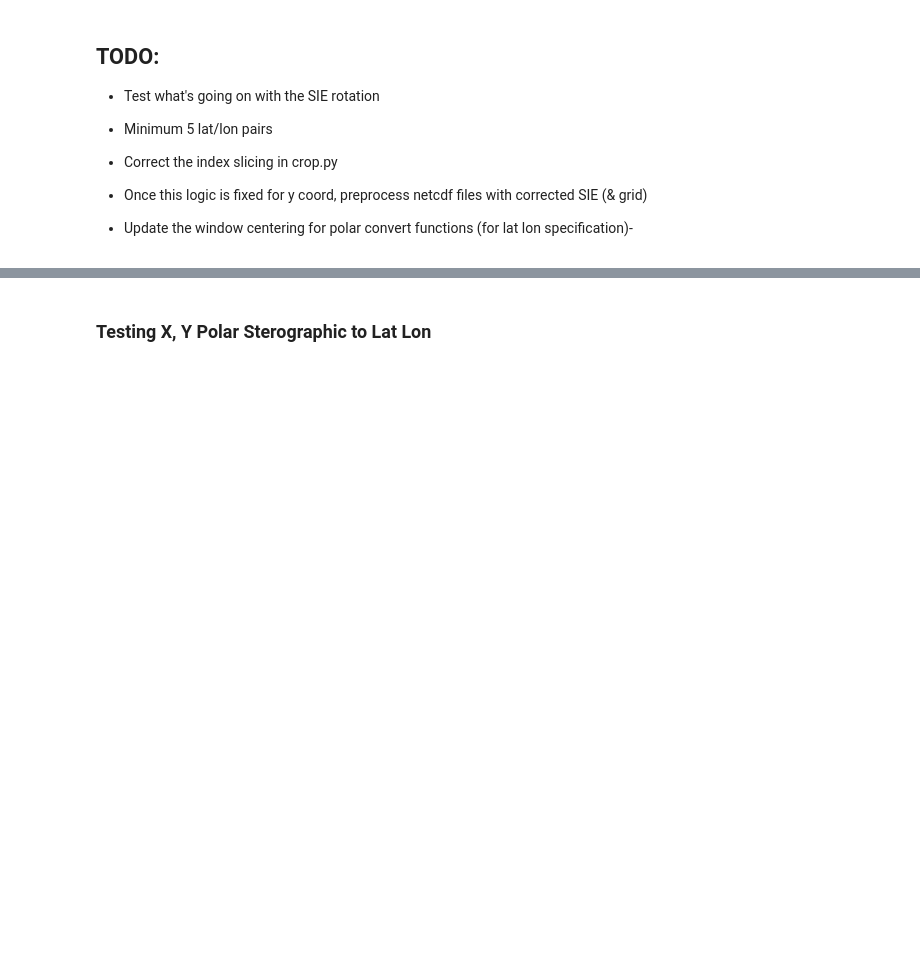
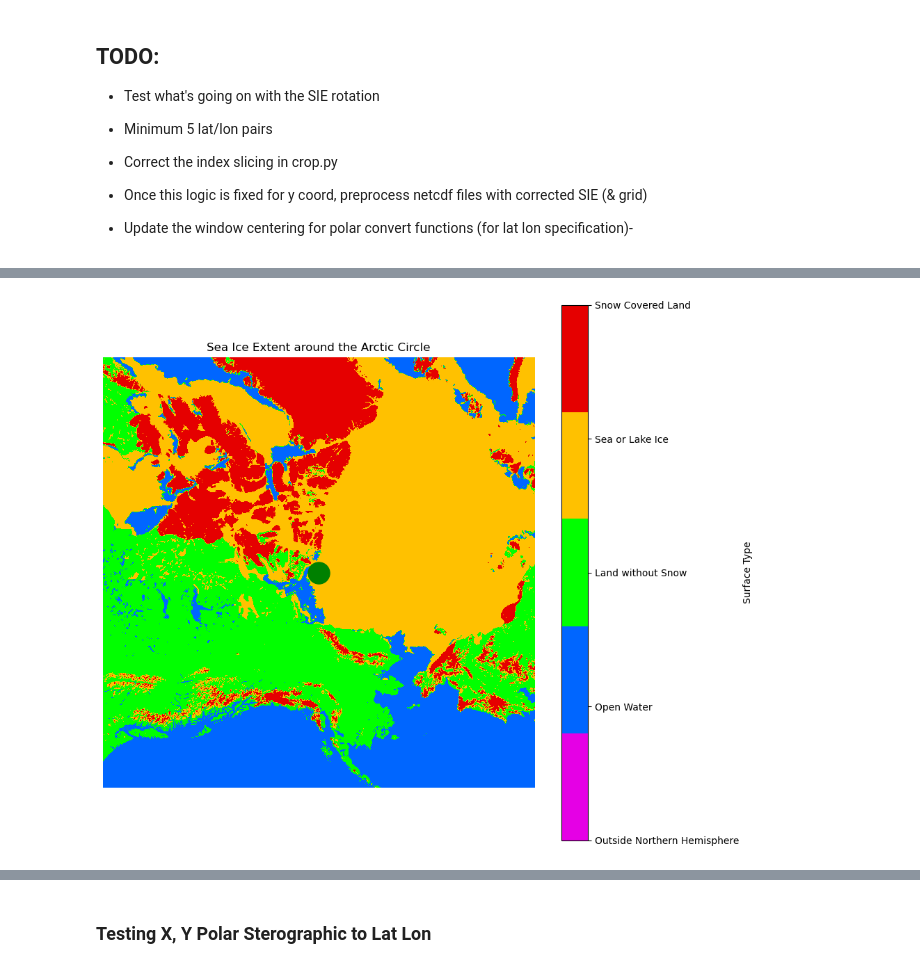
Before and after one commit to NOAA-HES-Capstone/icedyno, a Jupyter notebook: workspaces/julieanna/ims_latlong.ipynb, the cells around one changed output, grey strips where cells are left out. Cells and saved outputs as stored; diff of their text form; code cells hidden in the pictures; blank space fills up the shorter version.

```diff
--- a/workspaces/julieanna/ims_latlong.ipynb
+++ b/workspaces/julieanna/ims_latlong.ipynb
@@ -151 +159,11 @@ cropped_ds = ds.sel(
 )
+# %%
+plot_sie(
+    cropped_ds.IMS_Surface_Values.values[0],
+    marker=(
+        cropped_ds.IMS_Surface_Values.values[0].shape[0] // 2,
+        cropped_ds.IMS_Surface_Values.values[0].shape[1] // 2,
+    ),
+)
+# %% [output]
+[figure, added]
```
Also changed, not shown: parts of 30 cells of this notebook, 4 other files.
